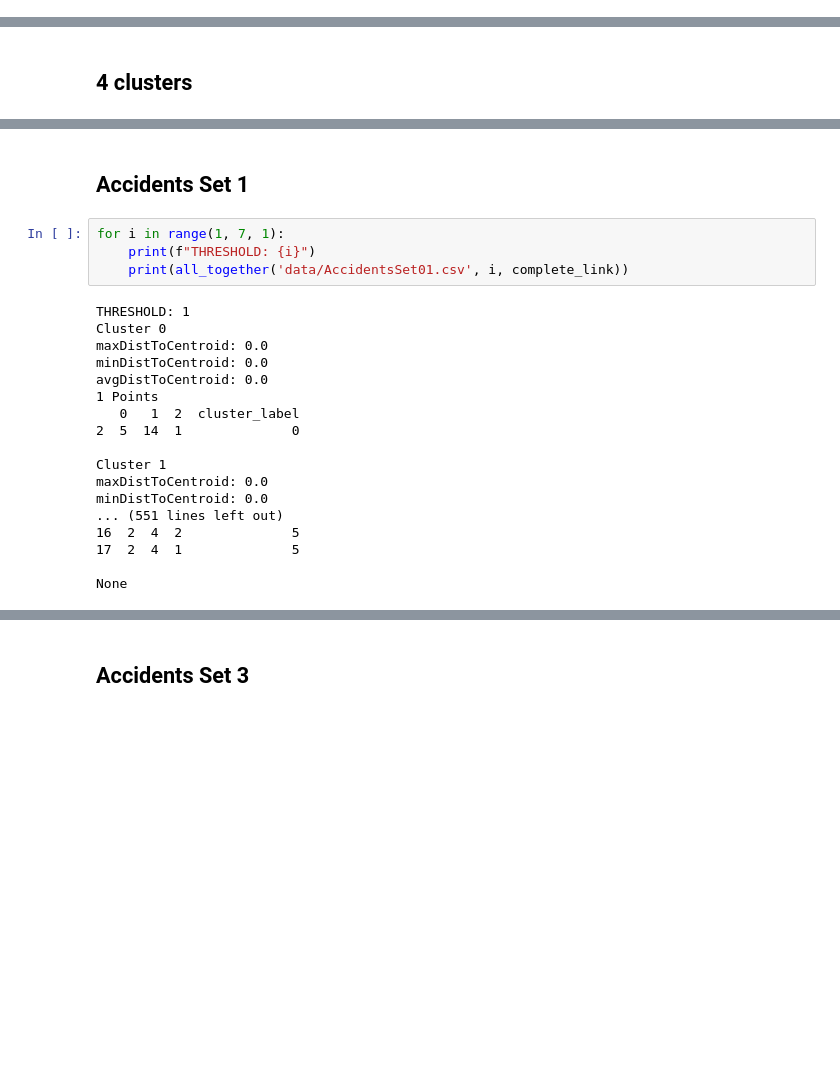
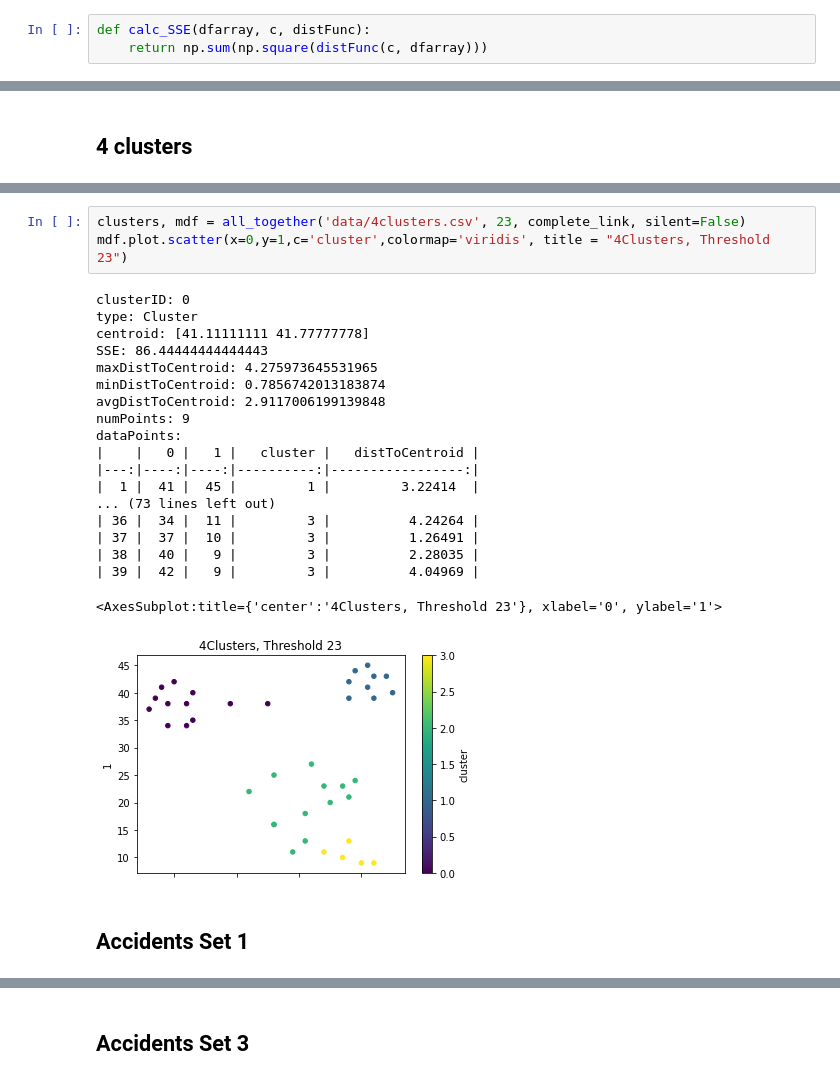
Before and after one commit to taylorbedrosian/Lab04-466-UnsupervisedLearning, a Jupyter notebook: hclustering.ipynb, the cells around one changed output, grey strips where cells are left out. Cells and saved outputs as stored; diff of their text form; blank space fills up the shorter version.

```diff
--- a/hclustering.ipynb
+++ b/hclustering.ipynb
@@ -279,3 +273,6 @@ print(end_gram_comp)
 # gets centroid of numeric dataframe (not normalized)
 def calc_centroid(numdf):
     return np.divide(np.sum(np.array(numdf), axis=0),len(numdf))
+# %%
+def calc_SSE(dfarray, c, distFunc):
+    return np.sum(np.square(distFunc(c, dfarray)))
@@ -404,24 +469,25 @@ None
+# %%
+clusters, mdf = all_together('data/4clusters.csv', 23, complete_link, silent=False)
+mdf.plot.scatter(x=0,y=1,c='cluster',colormap='viridis', title = "4Clusters, Threshold 23")
+# %% [output]
+clusterID: 0
+type: Cluster
+centroid: [41.11111111 41.77777778]
+SSE: 86.44444444444443
+maxDistToCentroid: 4.275973645531965
+minDistToCentroid: 0.7856742013183874
+avgDistToCentroid: 2.9117006199139848
+numPoints: 9
+dataPoints:
+|    |   0 |   1 |   cluster |   distToCentroid |
+|---:|----:|----:|----------:|-----------------:|
+|  1 |  41 |  45 |         1 |         3.22414  |
+... (73 lines left out)
+| 36 |  34 |  11 |         3 |          4.24264 |
+| 37 |  37 |  10 |         3 |          1.26491 |
+| 38 |  40 |   9 |         3 |          2.28035 |
+| 39 |  42 |   9 |         3 |          4.04969 |
+<AxesSubplot:title={'center':'4Clusters, Threshold 23'}, xlabel='0', ylabel='1'>
+[figure, added]
 # %% [markdown]
 ## Accidents Set 1
-# %%
-for i in range(1, 7, 1):
-    print(f"THRESHOLD: {i}")
-    print(all_together('data/AccidentsSet01.csv', i, complete_link))
-# %% [output]
-THRESHOLD: 1
-Cluster 0
-maxDistToCentroid: 0.0
-minDistToCentroid: 0.0
-avgDistToCentroid: 0.0
-1 Points
-   0   1  2  cluster_label
-2  5  14  1              0
-
-Cluster 1
-maxDistToCentroid: 0.0
-minDistToCentroid: 0.0
-... (551 lines left out)
-16  2  4  2              5
-17  2  4  1              5
-
-None
```
Also changed, not shown: parts of 21 cells of this notebook, 2 other files.
